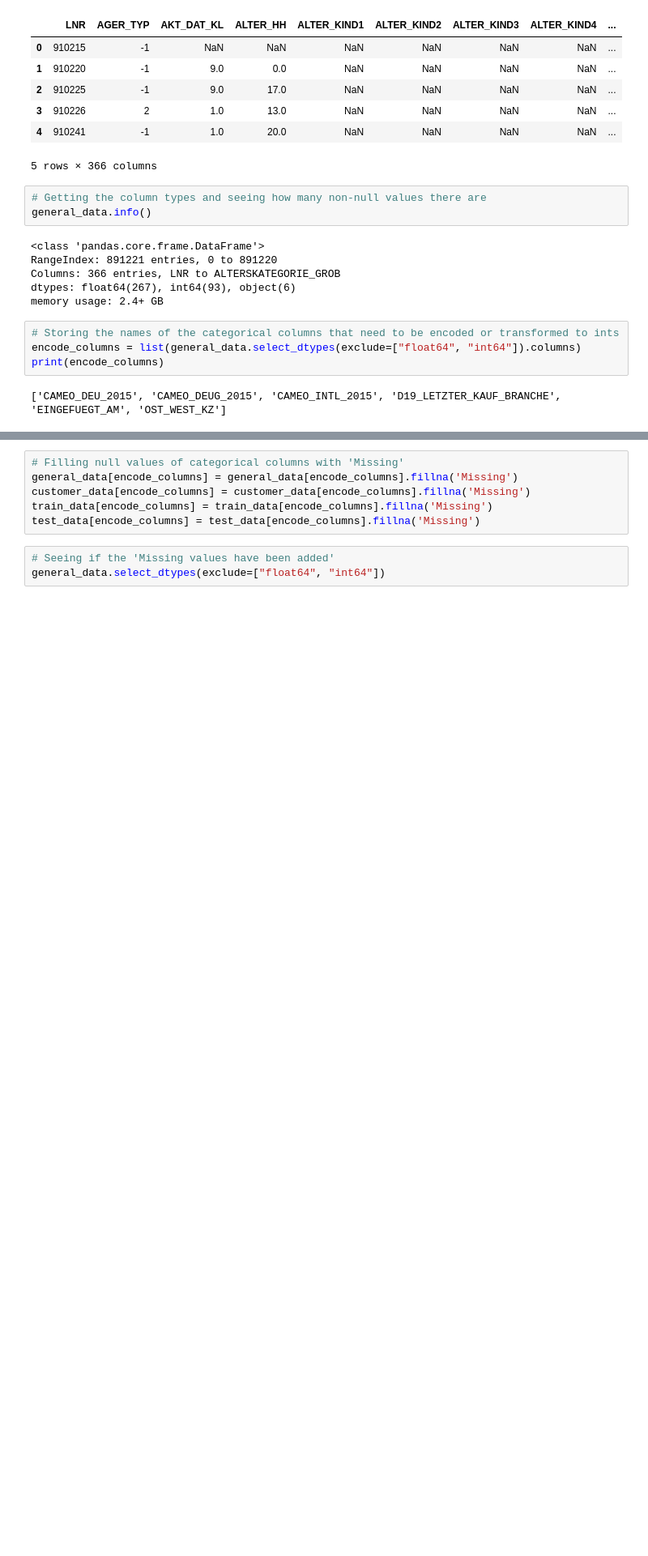
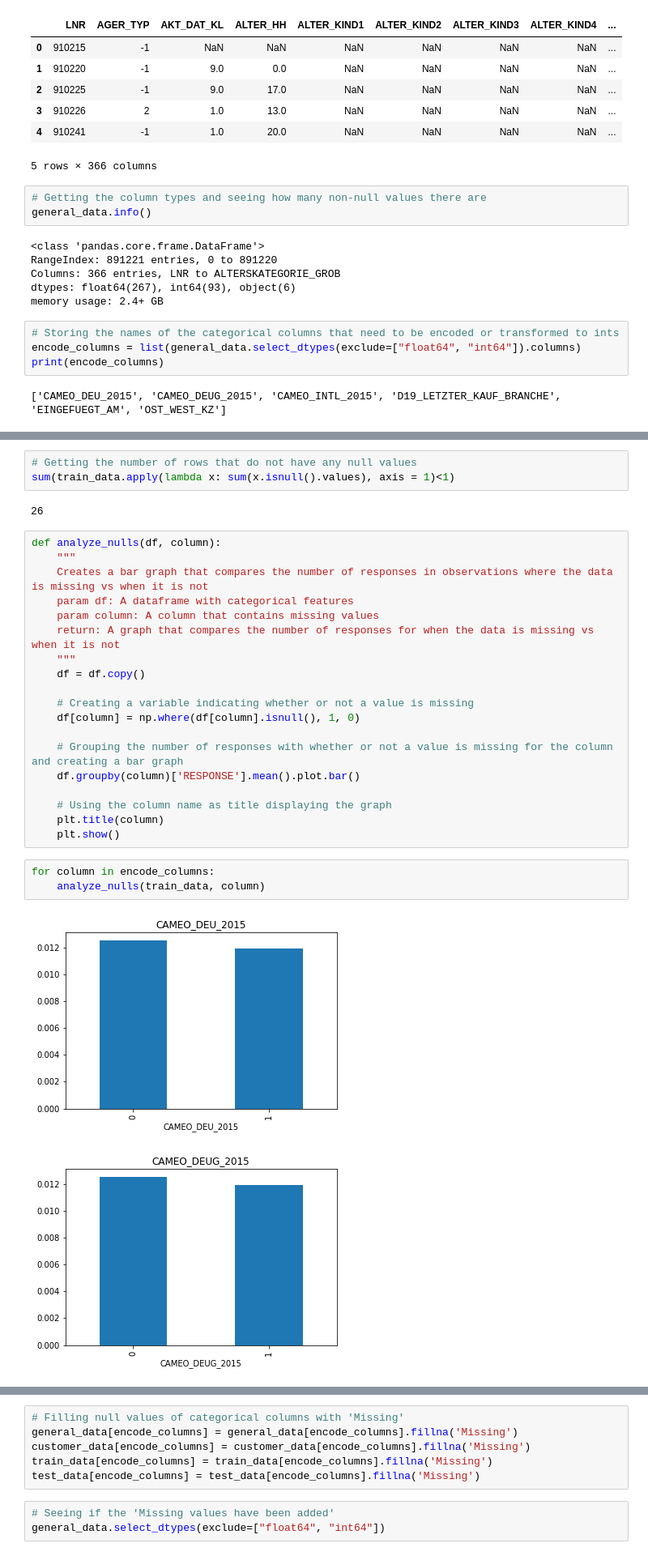
Before and after one commit to realmanisingh/population-segmentation, a Jupyter notebook: data_cleaning.ipynb, the cells around one changed output, grey strips where cells are left out. Shown at 81% size. Saved outputs shown, nothing was run; the diff lists cells and outputs as text; blank space fills up the shorter version.

```diff
--- a/data_cleaning.ipynb
+++ b/data_cleaning.ipynb
@@ -57,3 +52,33 @@ general_data.select_dtypes(exclude=["float64", "int64"])
 | 891219 | 9D | 9 | 51 | D19_UNBEKANNT | 1992-02-12 00:00:00 | W |
 | 891220 | 6B | 6 | 43 | NaN | 1992-02-10 00:00:00 | W |
 891221 rows × 6 columns
+# %%
+# Getting the number of rows that do not have any null values
+sum(train_data.apply(lambda x: sum(x.isnull().values), axis = 1)<1)
+# %% [output]
+26
+# %%
+def analyze_nulls(df, column):
+    """
+    Creates a bar graph that compares the number of responses in observations where the data is missing vs when it is not
+    param df: A dataframe with categorical features
+    param column: A column that contains missing values
+    return: A graph that compares the number of responses for when the data is missing vs when it is not
+    """
+    df = df.copy()
+
+    # Creating a variable indicating whether or not a value is missing
+    df[column] = np.where(df[column].isnull(), 1, 0)
+
+    # Grouping the number of responses with whether or not a value is missing for the column and creating a bar graph
+    df.groupby(column)['RESPONSE'].mean().plot.bar()
+
+    # Using the column name as title displaying the graph
+    plt.title(column)
+    plt.show()
+# %%
+for column in encode_columns:
+    analyze_nulls(train_data, column)
+# %% [output]
+[figure, added]
+[figure, added]
```
Also changed, not shown: parts of 5 cells of this notebook.
